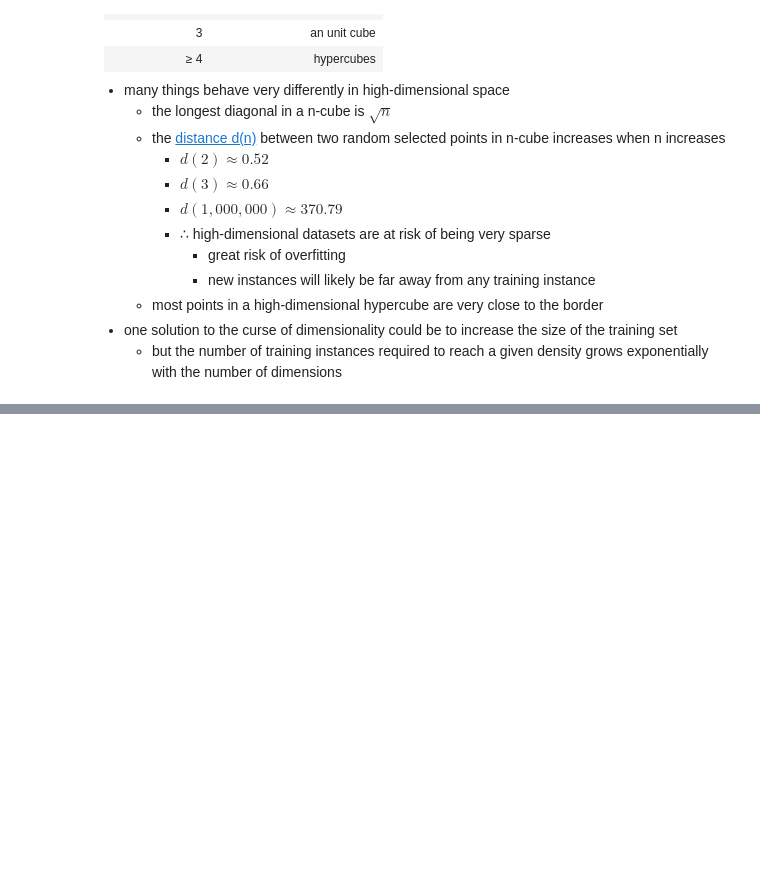
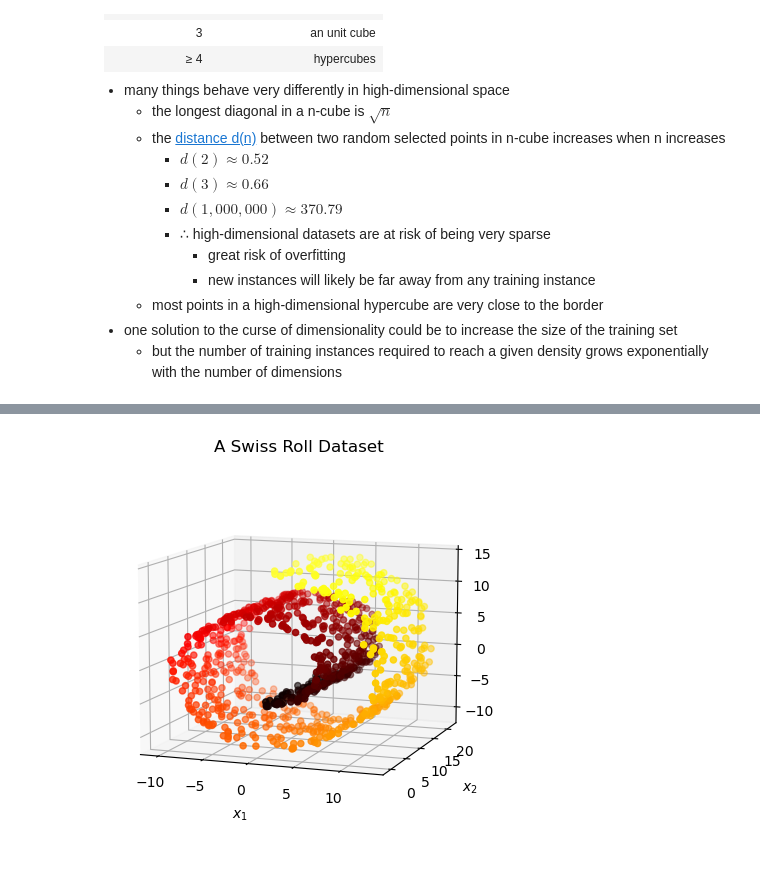
Before and after one commit to ufidon/ml, a Jupyter notebook: mod4/dr.ipynb, the cells around one changed output, grey strips where cells are left out. Cells and saved outputs as stored; diff of their text form; code cells hidden in the pictures; blank space fills up the shorter version.

```diff
--- a/mod4/dr.ipynb
+++ b/mod4/dr.ipynb
@@ -105,0 +182,17 @@ plt.imshow(np.reshape(X[:1],(8,8)))
+# %%
+# 1. Swiss roll dataset
+from sklearn.datasets import make_swiss_roll
+from matplotlib.colors import ListedColormap
+
+X_swiss, t = make_swiss_roll(n_samples=1000, noise=0.2, random_state=42)
+darker_hot = ListedColormap(plt.cm.hot(np.linspace(0, 0.8, 256)))
+
+axes = [-11.5, 14, -2, 23, -12, 15]
+fig3, ax3 = plt.subplots(figsize=(6, 5), subplot_kw={'projection':'3d'})
+
+ax3.scatter(X_swiss[:, 0], X_swiss[:, 1], X_swiss[:, 2], c=t, cmap=darker_hot)
+ax3.view_init(10, -70)
+ax3.set_title('A Swiss Roll Dataset')
+set_xyz_axes(ax3, axes)
+# %% [output]
+[figure, added]
```
Also changed, not shown: parts of 28 cells of this notebook, 1 other file.
